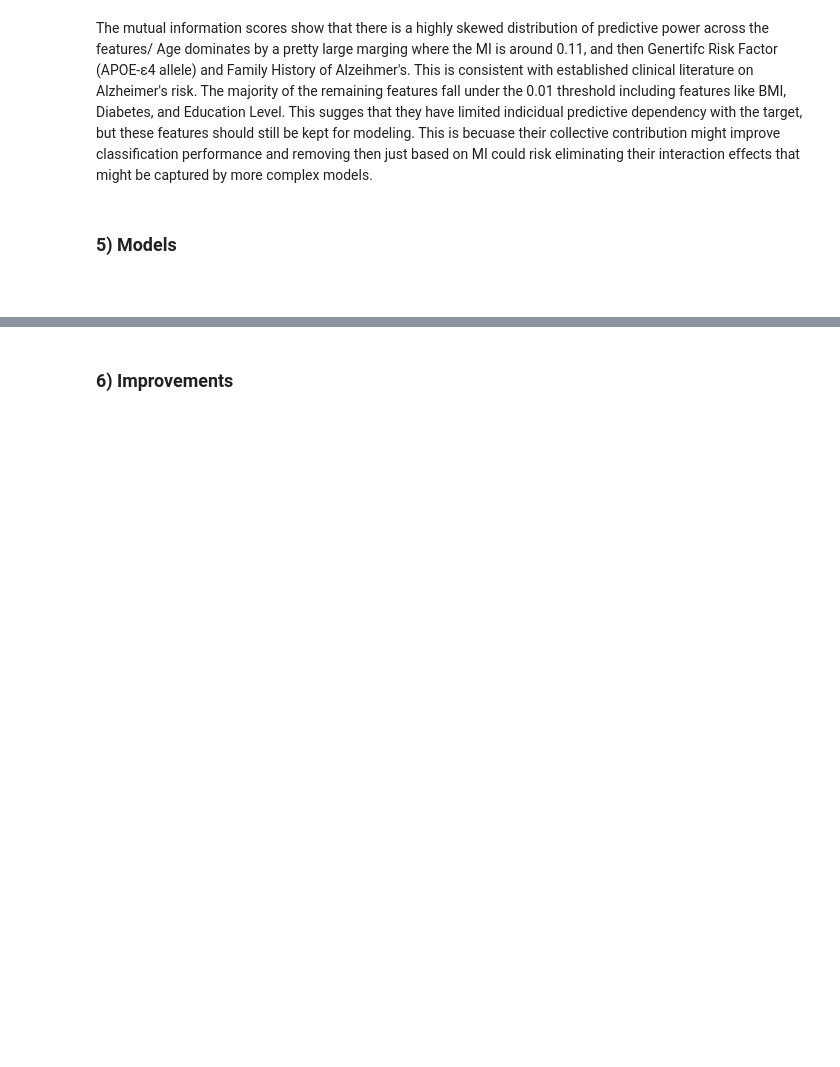
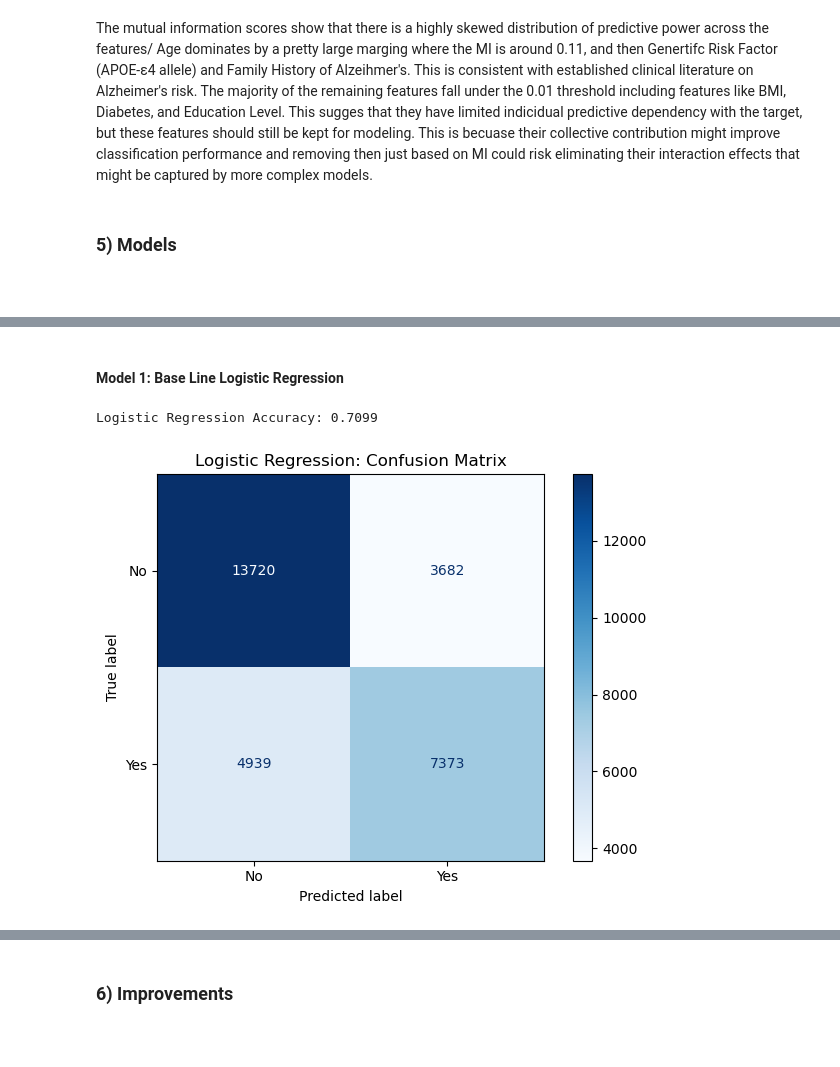
Before and after one commit to Zander-Rothering/Chem277a_Project_II, a Jupyter notebook: Project_II.ipynb, the cells around one changed output, grey strips where cells are left out. Cells and saved outputs as stored; diff of their text form; code cells hidden in the pictures; blank space fills up the shorter version.

Commit message:
reflected on pca and added baseline model

```diff
--- a/Project_II.ipynb
+++ b/Project_II.ipynb
@@ -335,0 +384,21 @@ The mutual information scores show that there is a highly skewed distribution of
+# %% [markdown]
+#### Model 1: Base Line Logistic Regression
+# %%
+log_reg = LogisticRegression(random_state=42, max_iter=1000)
+log_reg.fit(X_train, Y_train)
+Y_pred_log = log_reg.predict(X_test)
+
+#Accuracy
+log_reg_acc = accuracy_score(Y_test, Y_pred_log)
+print(f"Logistic Regression Accuracy: {log_reg_acc:.4f}")
+
+#Comfusion Matrix
+cm_log_reg = confusion_matrix(Y_test, Y_pred_log)
+disp_lr = ConfusionMatrixDisplay(confusion_matrix=cm_log_reg, display_labels=['No', 'Yes'])
+disp_lr.plot(cmap='Blues')
+plt.title('Logistic Regression: Confusion Matrix')
+plt.tight_layout()
+plt.show()
+# %% [output]
+Logistic Regression Accuracy: 0.7099
+[figure, added]
```
Also changed, not shown: parts of 5 cells of this notebook.
